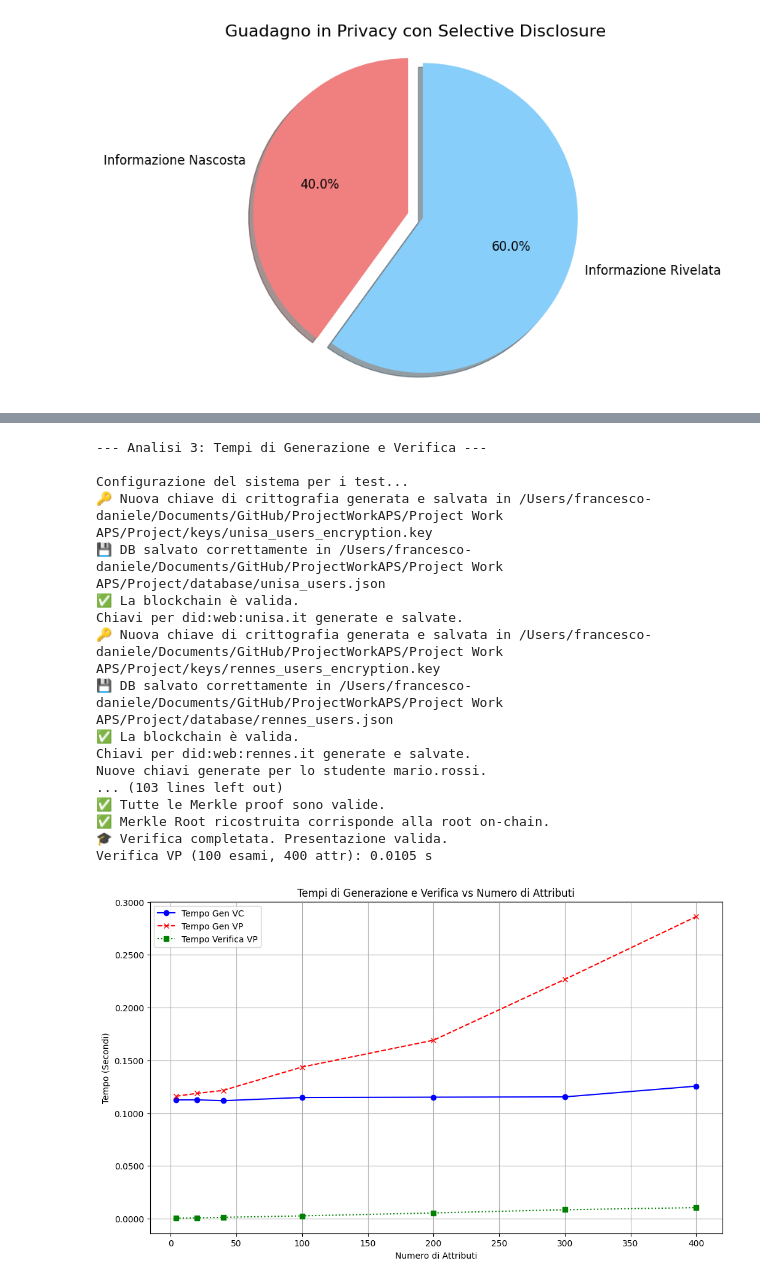
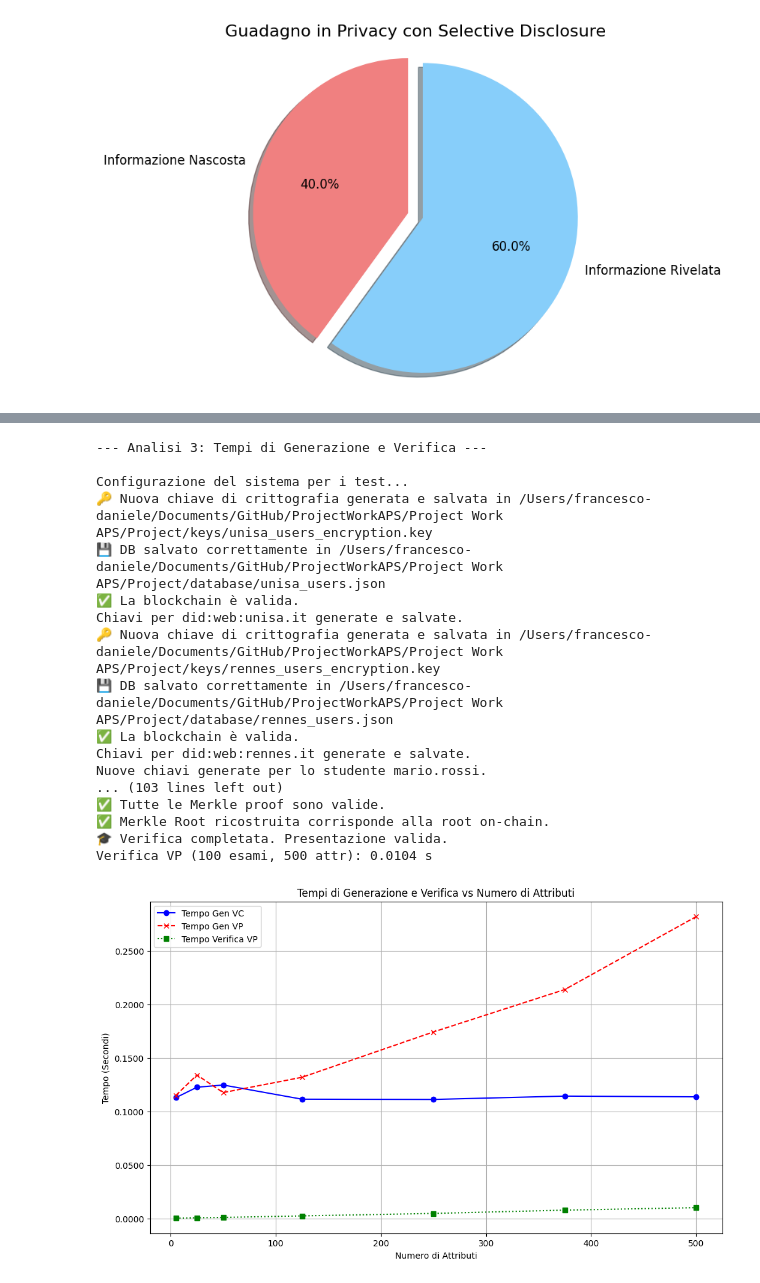
Before and after one commit to FrancescoGargiuloo/ProjectWorkAPS, a Jupyter notebook: Project Work APS/Project/Metrics.ipynb, the cells around one changed output, grey strips where cells are left out. Saved outputs shown, nothing was run; the diff lists cells and outputs as text; code cells hidden in the pictures.

```diff
--- a/Project Work APS/Project/Metrics.ipynb
+++ b/Project Work APS/Project/Metrics.ipynb
@@ -259,8 +259,7 @@ else:
         for exam in original_exams_data:
             exam_id = exam.get("examId", str(uuid.uuid4()))
             for field, value in exam.items():
-                if field != "examId":
-                    all_possible_claims.append({"examId": exam_id, "field": field, "value": value})
+                all_possible_claims.append({"examId": exam_id, "field": field, "value": value})
 
         num_claims_to_test = [1, 5, 10, 20, 30, 40, 50, len(all_possible_claims)]
         num_claims_to_test = sorted(list(set(num_claims_to_test)))
@@ -387,7 +386,7 @@ else:
 
         for num_exams in num_exams_to_test:
             exams_subset = fictitious_exams_for_perf[:num_exams]
-            current_total_attributes = num_exams * 4
+            current_total_attributes = num_exams * 5
             effective_num_attributes.append(current_total_attributes)
 
             academic_cred_filepath = os.path.join(student_credentials_path, f"{student_for_perf.username}_academic_credential.json")
@@ -440,34 +439,34 @@ else:
                 verify_vp_times.append(np.nan)
 
         plt.figure(figsize=(12, 7))
         plt.plot(effective_num_attributes, gen_vc_times, marker='o', linestyle='-', color='blue', label='Tempo Gen VC')
         plt.plot(effective_num_attributes, gen_vp_times, marker='x', linestyle='--', color='red', label='Tempo Gen VP')
         plt.plot(effective_num_attributes, verify_vp_times, marker='s', linestyle=':', color='green', label='Tempo Verifica VP')
         plt.xlabel('Numero di Attributi')
         plt.ylabel('Tempo (Secondi)')
         plt.title('Tempi di Generazione e Verifica vs Numero di Attributi')
         plt.legend()
         plt.grid(True)
         plt.gca().yaxis.set_major_formatter(mtick.FormatStrFormatter('%.4f'))
         plt.show()
 # %% [output]
 --- Analisi 3: Tempi di Generazione e Verifica ---
 
 Configurazione del sistema per i test...
 🔑 Nuova chiave di crittografia generata e salvata in /Users/francesco-daniele/Documents/GitHub/ProjectWorkAPS/Project Work APS/Project/keys/unisa_users_encryption.key
 💾 DB salvato correttamente in /Users/francesco-daniele/Documents/GitHub/ProjectWorkAPS/Project Work APS/Project/database/unisa_users.json
 ✅ La blockchain è valida.
 Chiavi per did:web:unisa.it generate e salvate.
 🔑 Nuova chiave di crittografia generata e salvata in /Users/francesco-daniele/Documents/GitHub/ProjectWorkAPS/Project Work APS/Project/keys/rennes_users_encryption.key
 💾 DB salvato correttamente in /Users/francesco-daniele/Documents/GitHub/ProjectWorkAPS/Project Work APS/Project/database/rennes_users.json
 ✅ La blockchain è valida.
 Chiavi per did:web:rennes.it generate e salvate.
 Nuove chiavi generate per lo studente mario.rossi.
 ... (103 lines left out)
 ✅ Tutte le Merkle proof sono valide.
 ✅ Merkle Root ricostruita corrisponde alla root on-chain.
 🎓 Verifica completata. Presentazione valida.
-Verifica VP (100 esami, 400 attr): 0.0105 s
+Verifica VP (100 esami, 500 attr): 0.0104 s
-[figure, old version]
+[figure, new version]
 # %%
 cleanup_all_data()
```
Also changed, not shown: parts of 1 cell of this notebook.
